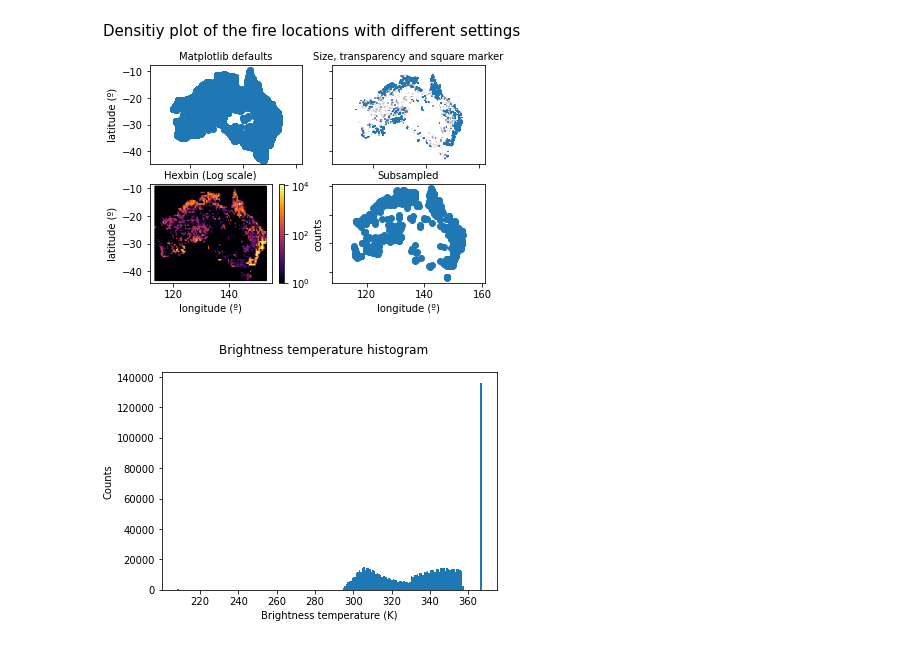
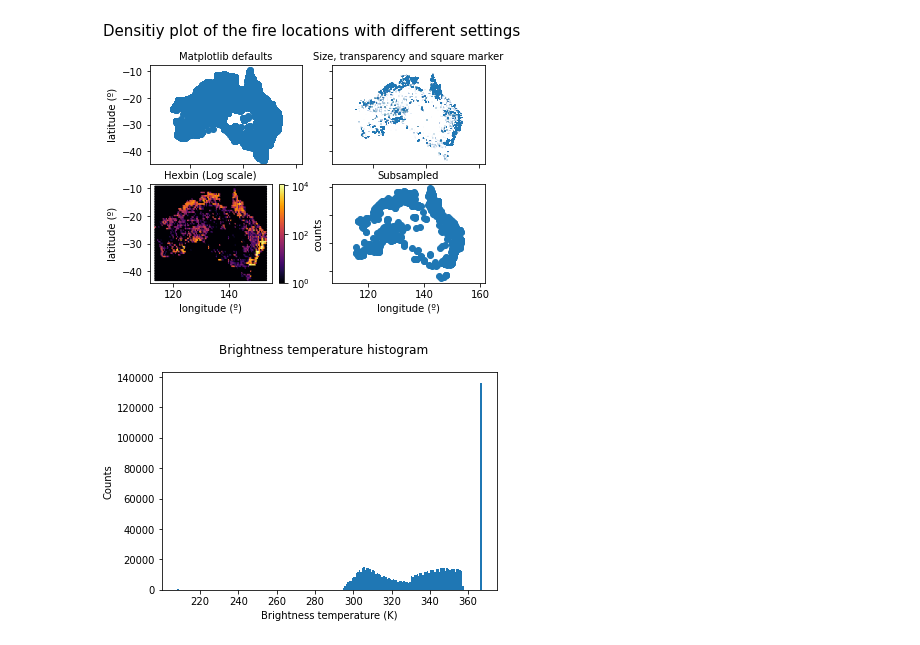
Before and after one commit to ungaroluis/applied-ml-2020, a Jupyter notebook: hw1/main.ipynb, the cells around one changed output. Saved outputs shown, nothing was run; the diff lists cells and outputs as text; code cells hidden in the pictures.

```diff
--- a/hw1/main.ipynb
+++ b/hw1/main.ipynb
@@ -30,36 +30,36 @@ fig, ax = plt.subplots(2, 2)
 
 fig.suptitle('Densitiy plot of the fire locations with different settings', fontsize=15, y=1.025)
 
 # Common settings
 for a in ax.flat:
     a.axis('equal')
     a.set_xlabel('longitude (º)')
     a.set_ylabel('latitude (º)')
     a.label_outer()
 
 # Matplotlib defaults
 ax[0, 0].scatter(data['longitude'], data['latitude'])
 ax[0, 0].set_title('Matplotlib defaults', fontsize=10)
 
 # Size, transparency and square marker
-size = data['scan'] * data['track'] # One could also add a scale factor here
-ax[0, 1].scatter(data['longitude'], data['latitude'], alpha=.005, s=size, marker='s')
+size = 0.2 * data['scan'] * data['track'] # One could also add a scale factor here
+ax[0, 1].scatter(data['longitude'], data['latitude'], alpha=.025, s=size, marker='s')
 ax[0, 1].set_title('Size, transparency and square marker', fontsize=10)
 
 # Hexbin
 hb = ax[1, 0].hexbin(data['longitude'], data['latitude'], gridsize=100, bins='log', cmap='inferno')
 fig.colorbar(hb, ax=ax[1, 0]).set_label('counts')
 ax[1, 0].set_title('Hexbin (Log scale)', fontsize=10)
 
 # Subsampled
 n_samples = len(data.index)
 samples = np.random.choice(n_samples, int(n_samples/500))
 ax[1, 1].scatter(data.loc[samples, 'longitude'], data.loc[samples, 'latitude'])
 ax[1, 1].set_title('Subsampled', fontsize=10)
 
 plt.show()
 # %% [output]
-[figure, old version]
+[figure, new version]
 # %%
 fig, ax = plt.subplots()
 
```
Also changed, not shown: parts of 3 cells of this notebook.
